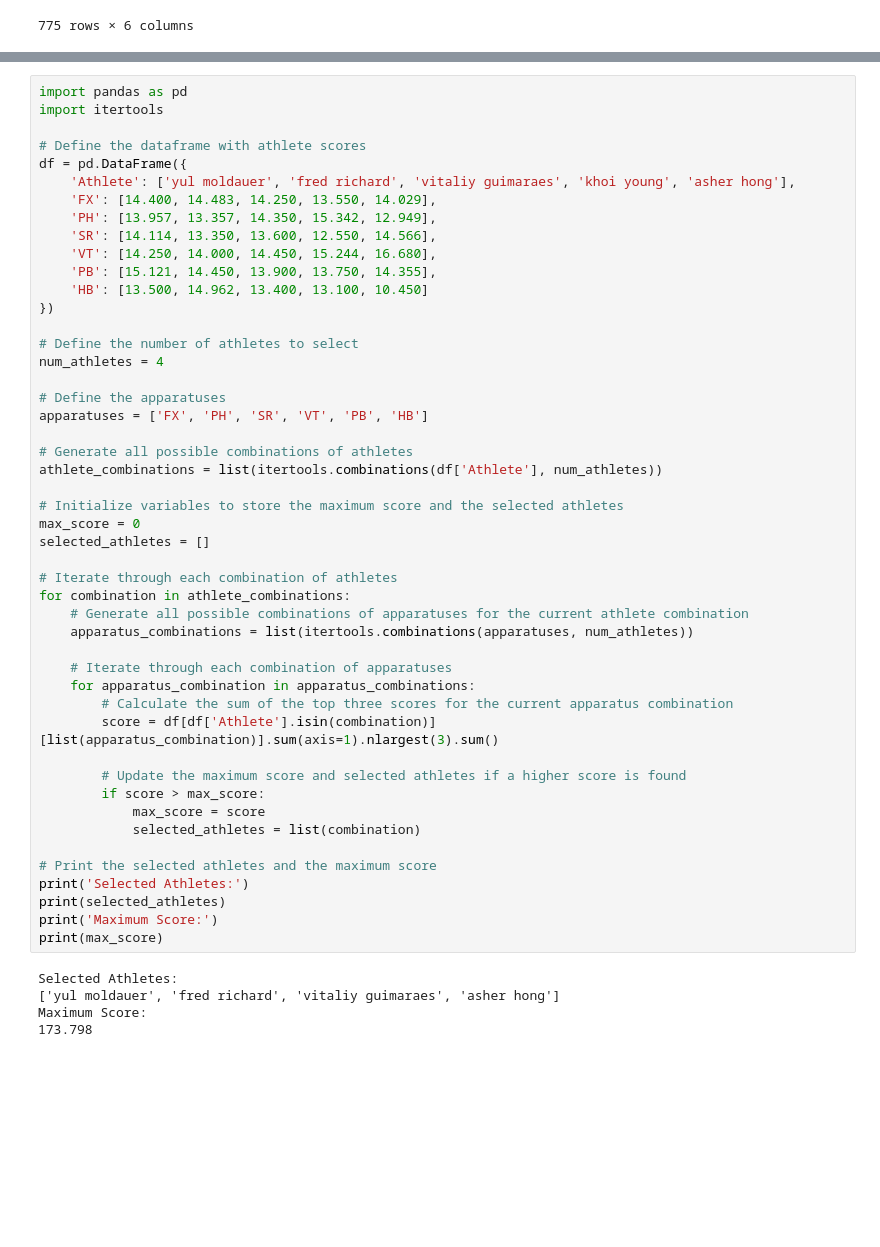
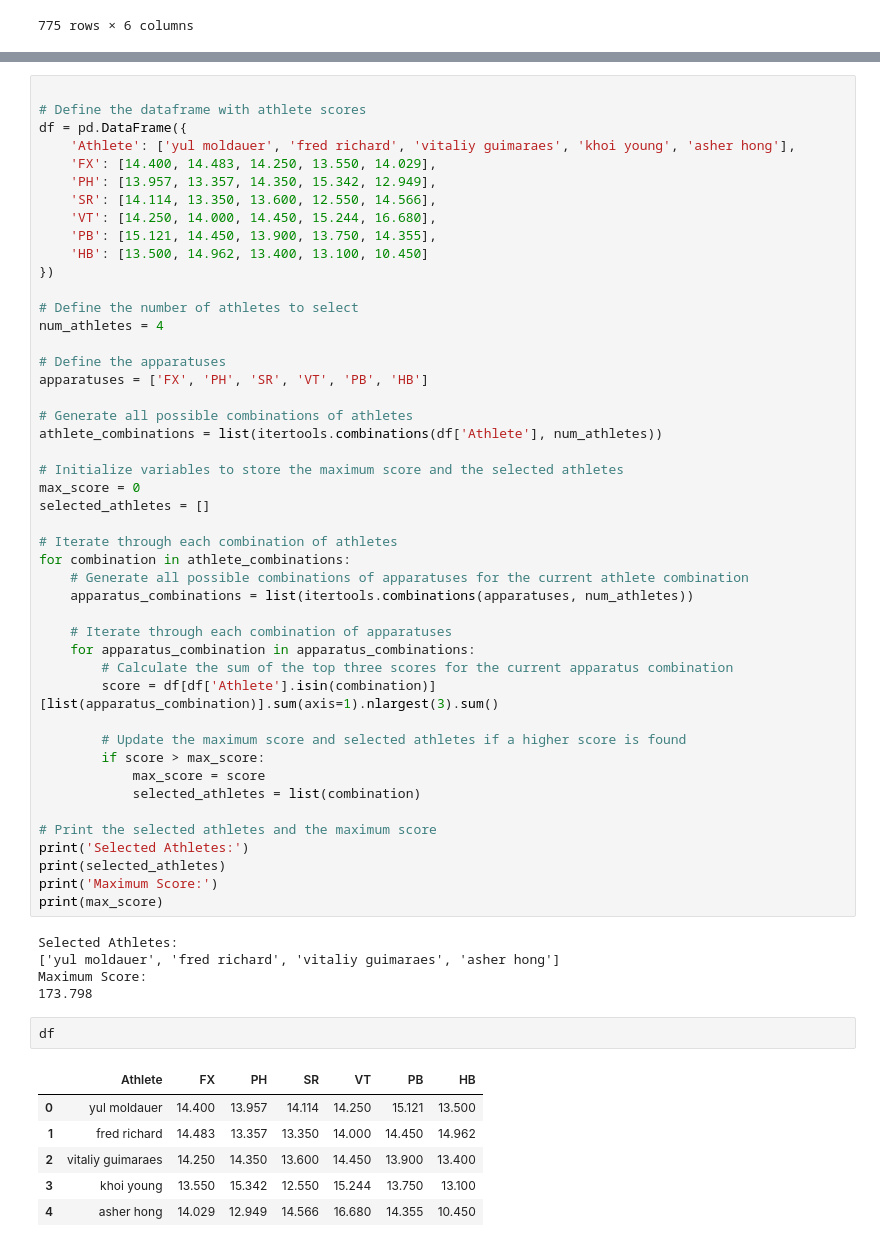
Before and after one commit to RyanTal/Data_Mining, a Jupyter notebook: Team Selection/men/Qualification Team (4 up, 3 count).ipynb, the cells around one changed output, grey strips where cells are left out. Cells and saved outputs as stored; diff of their text form; blank space fills up the shorter version.

```diff
--- a/Team Selection/men/Qualification Team (4 up, 3 count).ipynb
+++ b/Team Selection/men/Qualification Team (4 up, 3 count).ipynb
@@ -229,6 +348,4 @@ average_scores
 # %%
-import pandas as pd
-import itertools
 
 # Define the dataframe with athlete scores
 df = pd.DataFrame({
@@ -279,3 +396,12 @@ Selected Athletes:
 ['yul moldauer', 'fred richard', 'vitaliy guimaraes', 'asher hong']
 Maximum Score:
 173.798
+# %%
+df
+# %% [output]
+|  | Athlete | FX | PH | SR | VT | PB | HB |
+| 0 | yul moldauer | 14.400 | 13.957 | 14.114 | 14.250 | 15.121 | 13.500 |
+| 1 | fred richard | 14.483 | 13.357 | 13.350 | 14.000 | 14.450 | 14.962 |
+| 2 | vitaliy guimaraes | 14.250 | 14.350 | 13.600 | 14.450 | 13.900 | 13.400 |
+| 3 | khoi young | 13.550 | 15.342 | 12.550 | 15.244 | 13.750 | 13.100 |
+| 4 | asher hong | 14.029 | 12.949 | 14.566 | 16.680 | 14.355 | 10.450 |
```
Also changed, not shown: parts of 13 cells of this notebook, 39 other files.
